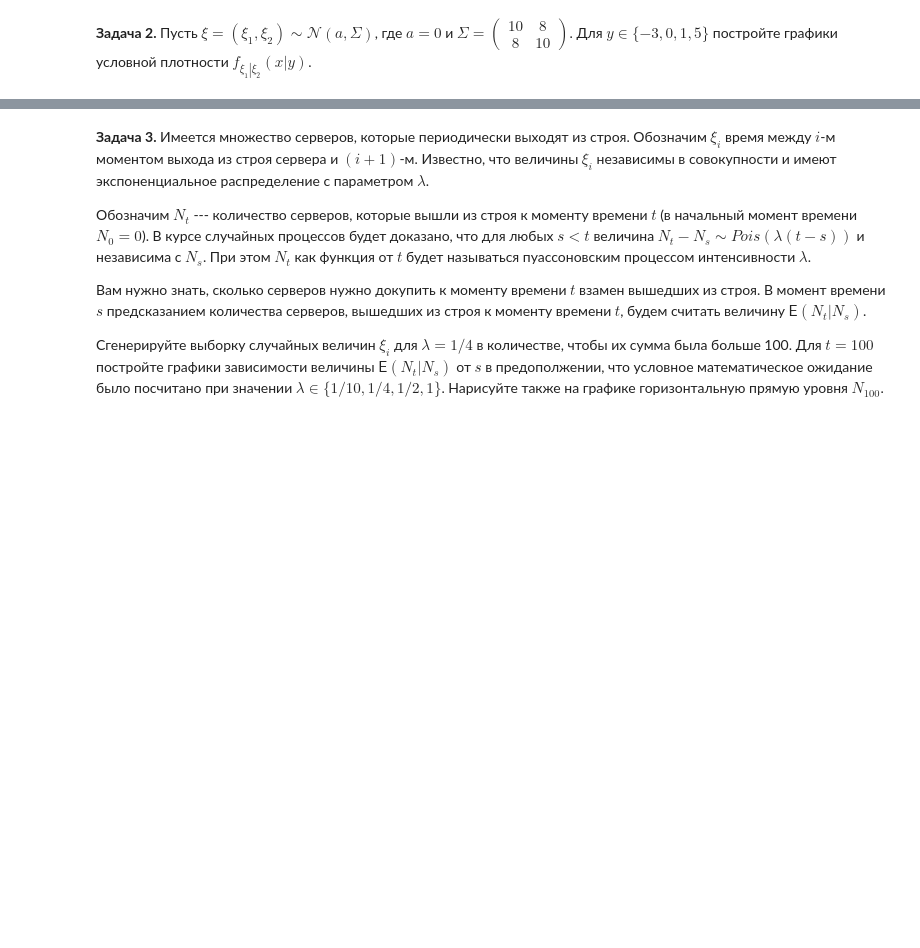
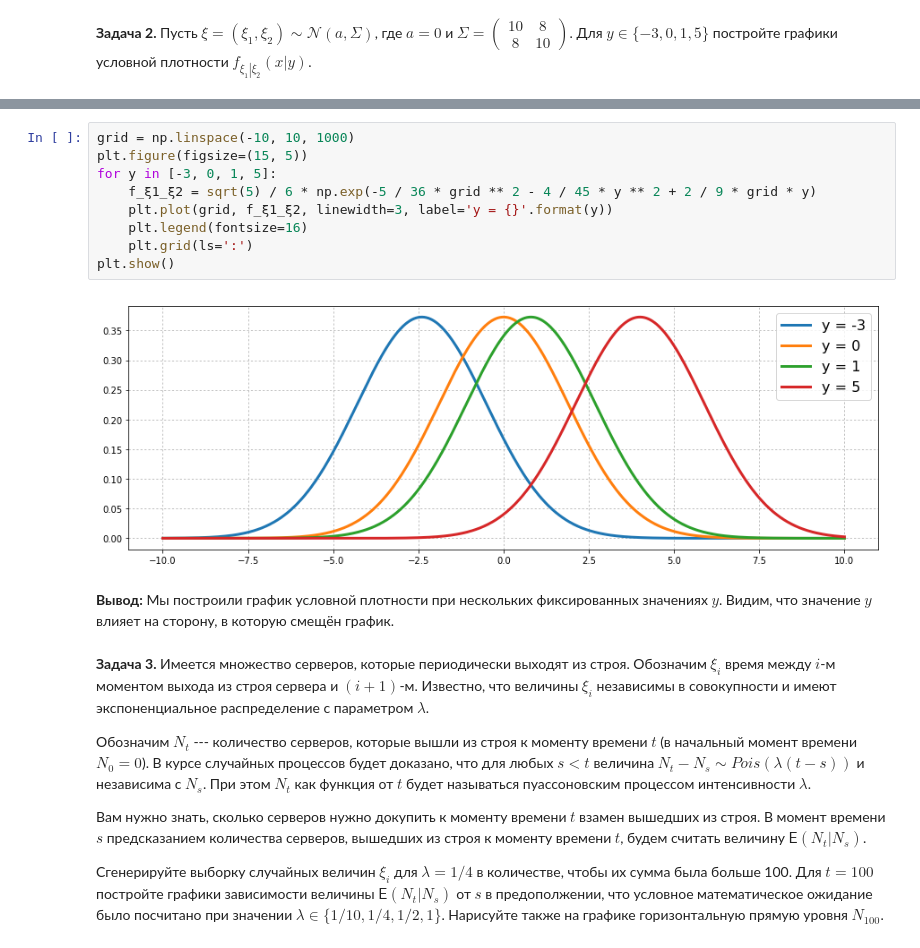
Before and after one commit to heorhii-bolotov/MIPT-Statistics, a Jupyter notebook: 3/3.30.ipynb, the cells around one changed output, grey strips where cells are left out. Cells and saved outputs as stored; diff of their text form; blank space fills up the shorter version.

```diff
--- a/3/3.30.ipynb
+++ b/3/3.30.ipynb
@@ -87,3 +91,16 @@ draw(lambda x: x * x, '\\xi^2')
+# %%
+grid = np.linspace(-10, 10, 1000)
+plt.figure(figsize=(15, 5))
+for y in [-3, 0, 1, 5]:
+    f_ξ1_ξ2 = sqrt(5) / 6 * np.exp(-5 / 36 * grid ** 2 - 4 / 45 * y ** 2 + 2 / 9 * grid * y)
+    plt.plot(grid, f_ξ1_ξ2, linewidth=3, label='y = {}'.format(y))
+    plt.legend(fontsize=16)
+    plt.grid(ls=':')
+plt.show()
+# %% [output]
+[figure, added]
+# %% [markdown]
+**Вывод:** Мы построили график условной плотности при нескольких фиксированных значениях $y$. Видим, что значение $y$ влияет на сторону, в которую смещён график.
 # %% [markdown]
 **Задача 3.**
 Имеется множество серверов, которые периодически выходят из строя.
```
Also changed, not shown: parts of 18 cells of this notebook, 5 other files.
